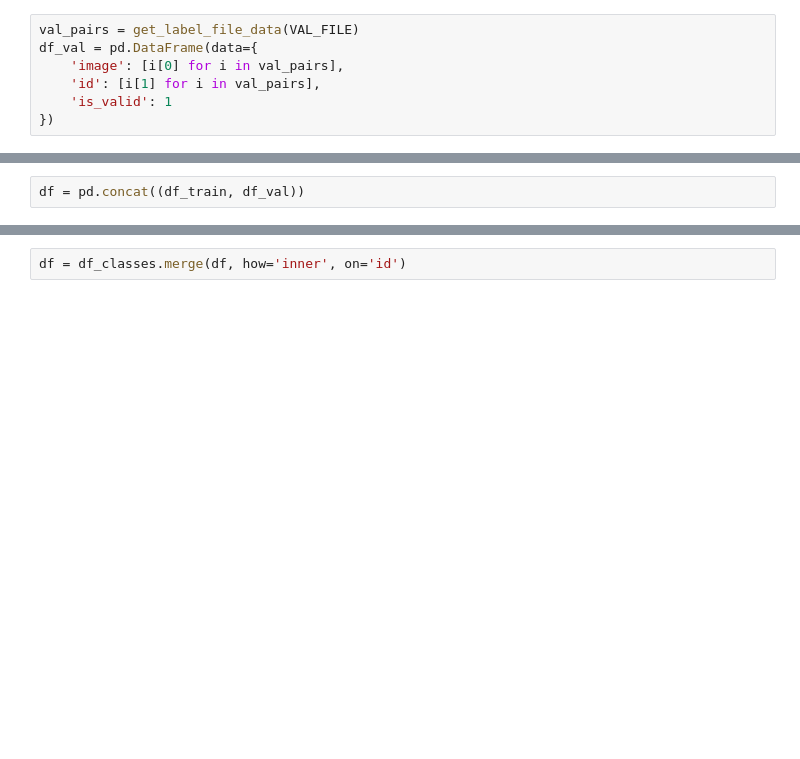
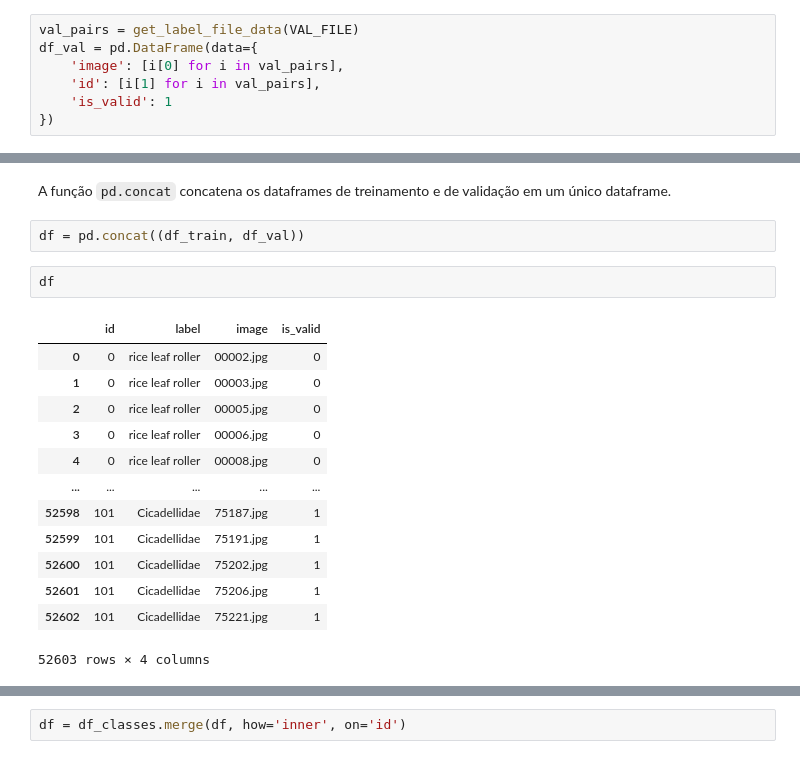
Before and after one commit to lbvx/AprendizadoDeMaquina, a Jupyter notebook: trabalho.ipynb, the cells around one changed output, grey strips where cells are left out. Cells and saved outputs as stored; diff of their text form; blank space fills up the shorter version.

```diff
--- a/trabalho.ipynb
+++ b/trabalho.ipynb
@@ -85,3 +125,21 @@ df_val
 7508 rows × 3 columns
+# %% [markdown]
+A função `pd.concat` concatena os dataframes de treinamento e de validação em um único dataframe.
 # %%
 df = pd.concat((df_train, df_val))
+# %%
+df
+# %% [output]
+|  | id | label | image | is_valid |
+| 0 | 0 | rice leaf roller | 00002.jpg | 0 |
+| 1 | 0 | rice leaf roller | 00003.jpg | 0 |
+| 2 | 0 | rice leaf roller | 00005.jpg | 0 |
+| 3 | 0 | rice leaf roller | 00006.jpg | 0 |
+| 4 | 0 | rice leaf roller | 00008.jpg | 0 |
+| ... | ... | ... | ... | ... |
+| 52598 | 101 | Cicadellidae | 75187.jpg | 1 |
+| 52599 | 101 | Cicadellidae | 75191.jpg | 1 |
+| 52600 | 101 | Cicadellidae | 75202.jpg | 1 |
+| 52601 | 101 | Cicadellidae | 75206.jpg | 1 |
+| 52602 | 101 | Cicadellidae | 75221.jpg | 1 |
+52603 rows × 4 columns
```
Also changed, not shown: parts of 19 cells of this notebook.
